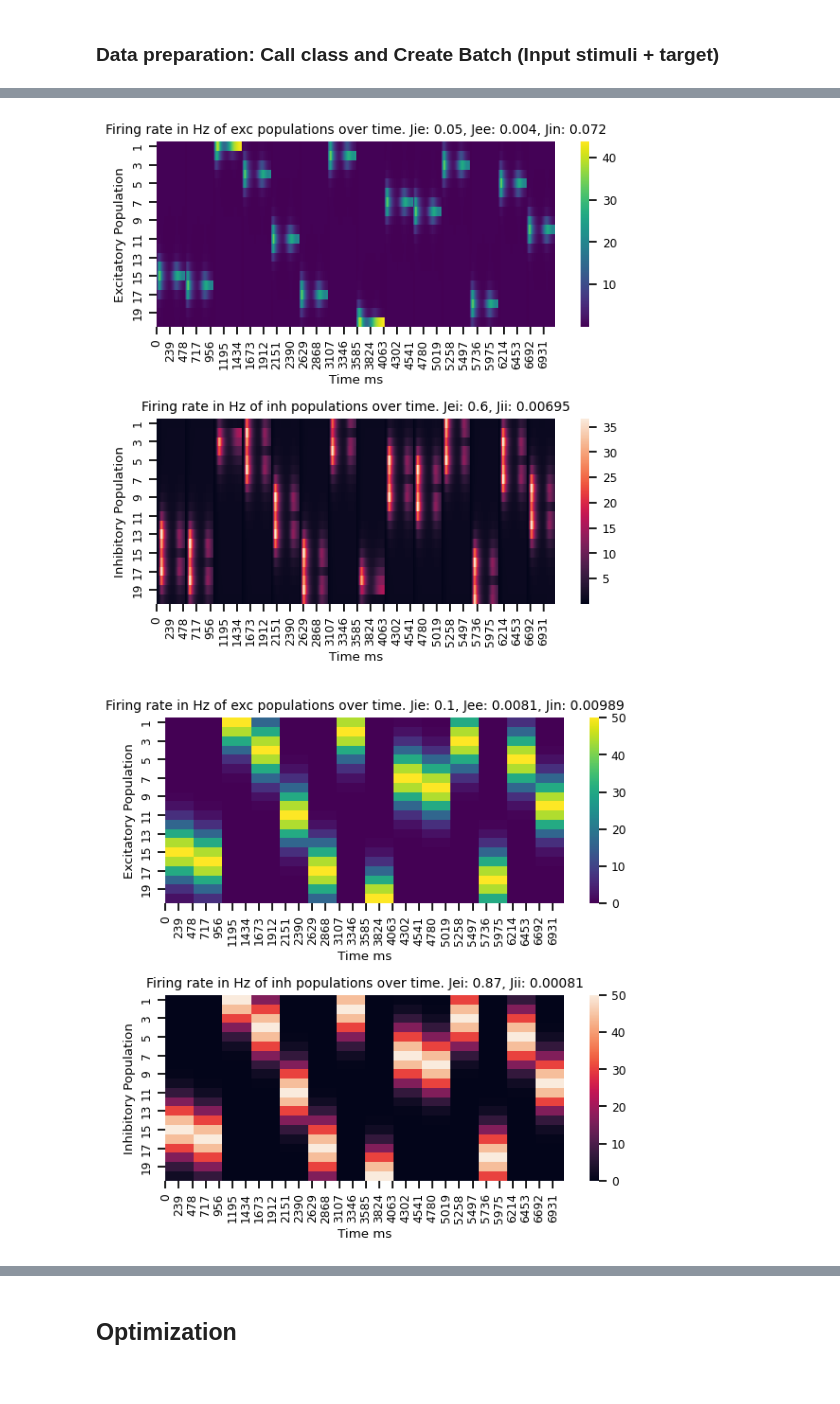
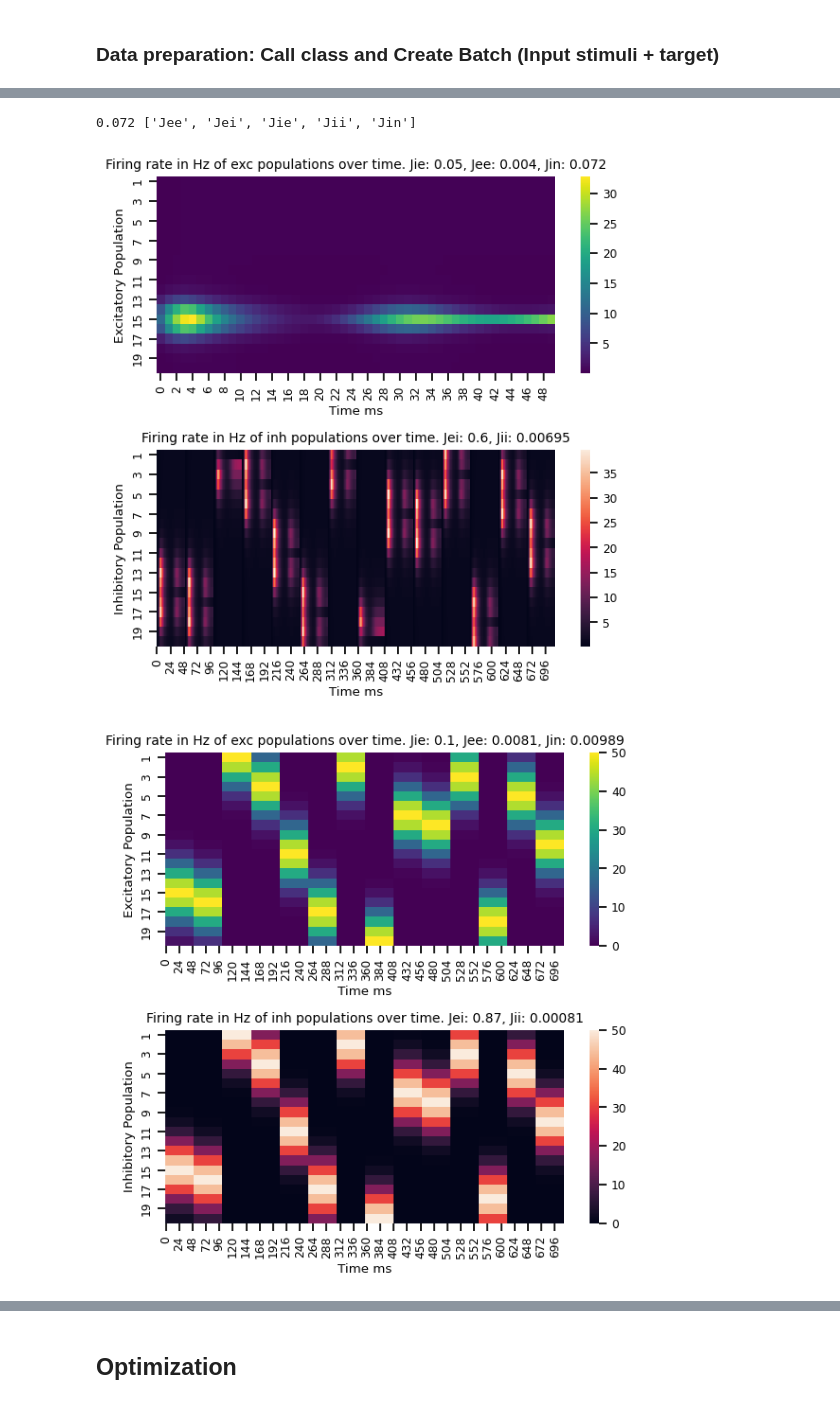
Before and after one commit to Nozasp/PredictiveCoding, a Jupyter notebook: main/Src/January/PC_January2024_3.ipynb, the cells around one changed output, grey strips where cells are left out. Saved outputs shown, nothing was run; the diff lists cells and outputs as text; code cells hidden in the pictures.

```diff
--- a/main/Src/January/PC_January2024_3.ipynb
+++ b/main/Src/January/PC_January2024_3.ipynb
@@ -747,7 +773,7 @@ class Model(nn.Module):
 param = Parameter() # N=20
 
 # \\\\ Simulation time: T in s  (2s before)
-sim = Simulation(dt=1e-4,T=.0510)
+sim = Simulation(dt=1e-3,T=.0510)
 sim.printSim()
 
 # \\\\ Bottom up sensory input
@@ -776,17 +800,18 @@ torch.Size([7140]) torch.Size([7140, 20]) torch.Size([14, 510, 20])
 # %%
 # +++++++++++++++++++++++++ Initialize the Model ++++++++++++++++++++++++++++
 J1 = {'Jee': 0.072, 'Jei': 0.004, 'Jie': 0.05, 'Jii': 0.6, 'Jin': 0.00695}
 J_list = list(J1.keys())
 print(J1['Jee'], J_list)
 model = Model(param=param, sim=sim, dicJ=J1)
 
 
 # ~~~~~~~~~~~~~~~~~~~~~~~~~~~~~~~~~~~~~~~ RUN forward pass and Print heatmap ~~~~~~~~~~~~~~~~~~~~~~~~~~~~~~~~~~~~~~~~~~~~~~~~~~~~~~~~~~
 
 P0, I0 = run_model_across_batch(Input_NLLL, len_sim, model)
 
-HeatMap(P0.detach().numpy(), I0.detach().numpy(), J1)
+HeatMap(P0[:50,:].detach().numpy(), I0.detach().numpy(), J1)
 HeatMap(Input_NLLL.detach().numpy(), Input_NLLL.detach().numpy())
 # %% [output]
+0.072 ['Jee', 'Jei', 'Jie', 'Jii', 'Jin']
-[figure, old version]
+[figure, new version]
-[figure, old version]
+[figure, new version]
```
Also changed, not shown: parts of 29 cells of this notebook, 15 other files.
